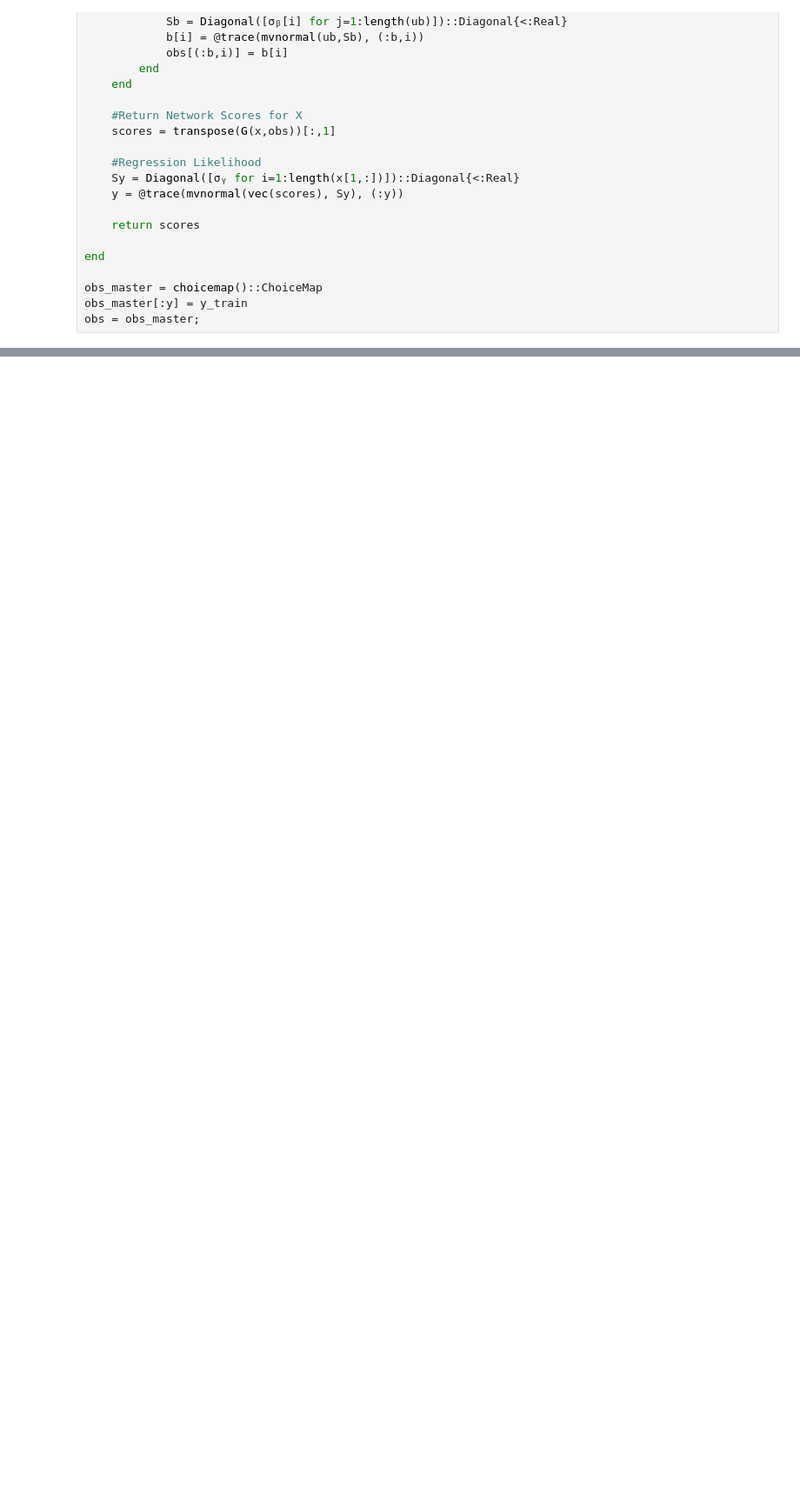
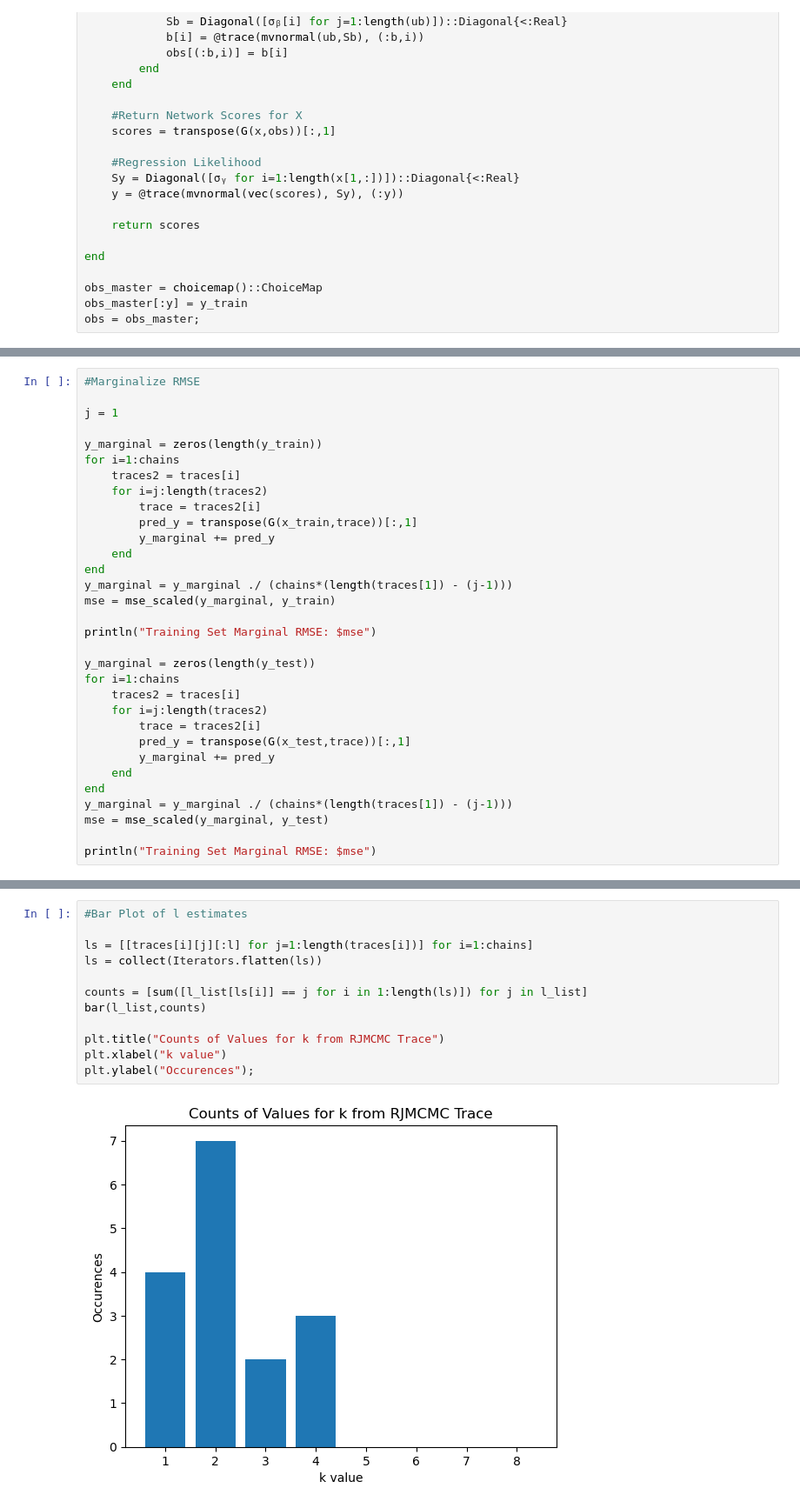
Before and after one commit to jberezow/BostonHousing, a Jupyter notebook: Thesis-LoadTraces.ipynb, the cells around one changed output, grey strips where cells are left out. Shown at 87% size. Cells and saved outputs as stored; diff of their text form; blank space fills up the shorter version.

```diff
--- a/Thesis-LoadTraces.ipynb
+++ b/Thesis-LoadTraces.ipynb
@@ -215,0 +225,32 @@ end
+# %%
+#Marginalize RMSE
+
+j = 1
+
+y_marginal = zeros(length(y_train))
+for i=1:chains
+    traces2 = traces[i]
+    for i=j:length(traces2)
+        trace = traces2[i]
+        pred_y = transpose(G(x_train,trace))[:,1]
+        y_marginal += pred_y
+    end
+end
+y_marginal = y_marginal ./ (chains*(length(traces[1]) - (j-1)))
+mse = mse_scaled(y_marginal, y_train)
+
+println("Training Set Marginal RMSE: $mse")
+
+y_marginal = zeros(length(y_test))
+for i=1:chains
+    traces2 = traces[i]
+    for i=j:length(traces2)
+        trace = traces2[i]
+        pred_y = transpose(G(x_test,trace))[:,1]
+        y_marginal += pred_y
+    end
+end
+y_marginal = y_marginal ./ (chains*(length(traces[1]) - (j-1)))
+mse = mse_scaled(y_marginal, y_test)
+
+println("Training Set Marginal RMSE: $mse")
@@ -215,0 +260,14 @@ end
+# %%
+#Bar Plot of l estimates
+
+ls = [[traces[i][j][:l] for j=1:length(traces[i])] for i=1:chains]
+ls = collect(Iterators.flatten(ls))
+
+counts = [sum([l_list[ls[i]] == j for i in 1:length(ls)]) for j in l_list]
+bar(l_list,counts)
+
+plt.title("Counts of Values for k from RJMCMC Trace")
+plt.xlabel("k value")
+plt.ylabel("Occurences");
+# %% [output]
+[figure, added]
```
Also changed, not shown: parts of 8 cells of this notebook, 7 other files.
